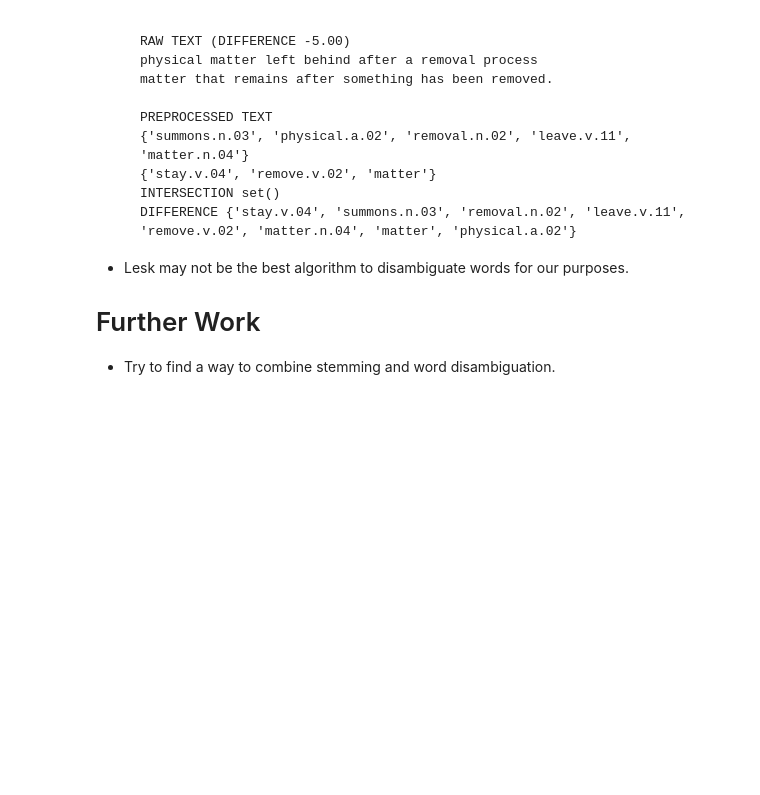
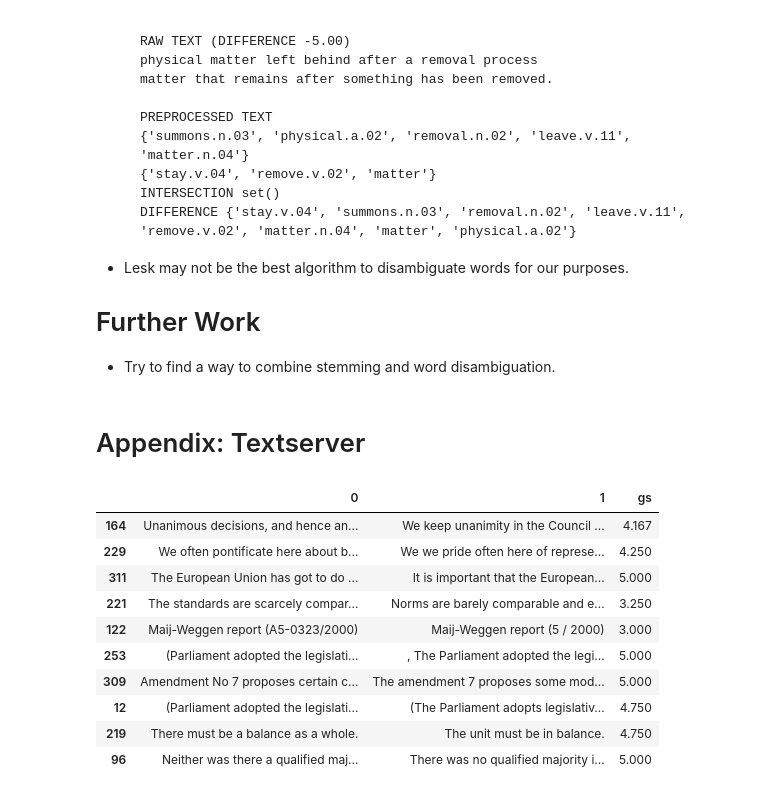
Before and after one commit to BecTome/UPC_MasterArtificialIntelligence, a Jupyter notebook: IHLT/Labs/Lab6_Word_Disambiguation/exercise6_JavierGonzalezBejar_AlbertoBecerraTome.ipynb, the cells around one changed output. Cells and saved outputs as stored; diff of their text form; code cells hidden in the pictures; blank space fills up the shorter version.

Commit message:
add textserver

```diff
--- a/IHLT/Labs/Lab6_Word_Disambiguation/exercise6_JavierGonzalezBejar_AlbertoBecerraTome.ipynb
+++ b/IHLT/Labs/Lab6_Word_Disambiguation/exercise6_JavierGonzalezBejar_AlbertoBecerraTome.ipynb
@@ -618,3 +618,5 @@ The reasons can be the following:
 
 # Further Work
 - Try to find a way to combine stemming and word disambiguation.
+# %% [markdown]
+# Appendix: Textserver
@@ -620,0 +626,37 @@ The reasons can be the following:
+# %%
+path = '../test-gold/'
+
+p_input_europarl = 'STS.input.SMTeuroparl.txt'
+p_gs_europarl = 'STS.gs.SMTeuroparl.txt'
+
+def create_df(preprocessing_function=None, random_state=0):
+    np.random.seed(random_state)
+    df = pd.read_csv(path + p_input_europarl, sep='\t', header=None)
+    df = df.sample(10)
+    if preprocessing_function is not None:
+        df[2] = df.apply(lambda col: preprocessing_function(col[0]), axis=1)
+        df[3] = df.apply(lambda col: preprocessing_function(col[1]), axis=1)
+        df['gs'] = pd.read_csv(path + p_gs_europarl, sep='\t', header=None)
+        df['jaccard'] = df.apply(lambda col: 5*(1 - jaccard_distance(col[2], col[3])), axis=1)
+    df['gs'] = pd.read_csv(path + p_gs_europarl, sep='\t', header=None)
+
+    # Extract 10 random rows
+
+    return df
+
+
+df = create_df()
+
+df
+# %% [output]
+|  | 0 | 1 | gs |
+| 164 | Unanimous decisions, and hence an... | We keep unanimity in the Council ... | 4.167 |
+| 229 | We often pontificate here about b... | We we pride often here of represe... | 4.250 |
+| 311 | The European Union has got to do ... | It is important that the European... | 5.000 |
+| 221 | The standards are scarcely compar... | Norms are barely comparable and e... | 3.250 |
+| 122 | Maij-Weggen report (A5-0323/2000) | Maij-Weggen report (5 / 2000) | 3.000 |
+| 253 | (Parliament adopted the legislati... | , The Parliament adopted the legi... | 5.000 |
+| 309 | Amendment No 7 proposes certain c... | The amendment 7 proposes some mod... | 5.000 |
+| 12 | (Parliament adopted the legislati... | (The Parliament adopts legislativ... | 4.750 |
+| 219 | There must be a balance as a whole. | The unit must be in balance. | 4.750 |
+| 96 | Neither was there a qualified maj... | There was no qualified majority i... | 5.000 |
```
Also changed, not shown: parts of 4 cells of this notebook, 1 other file.
